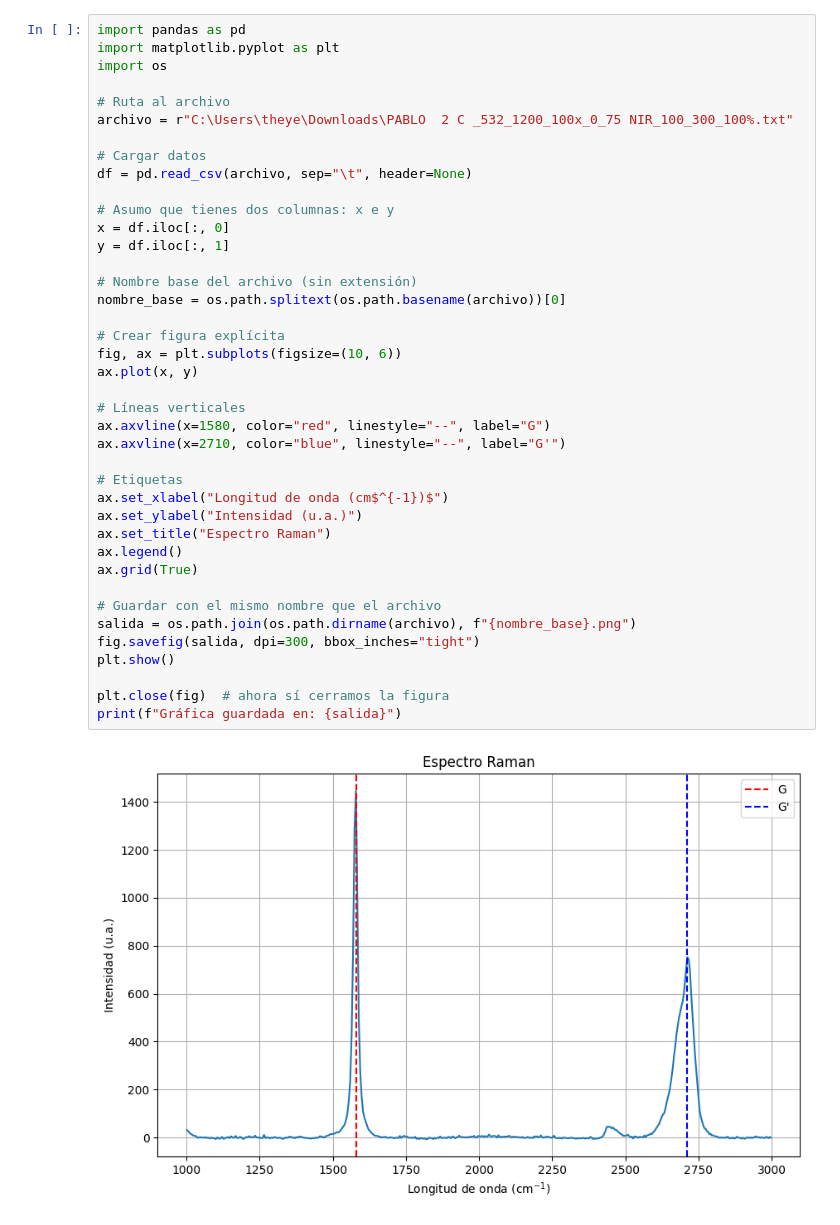
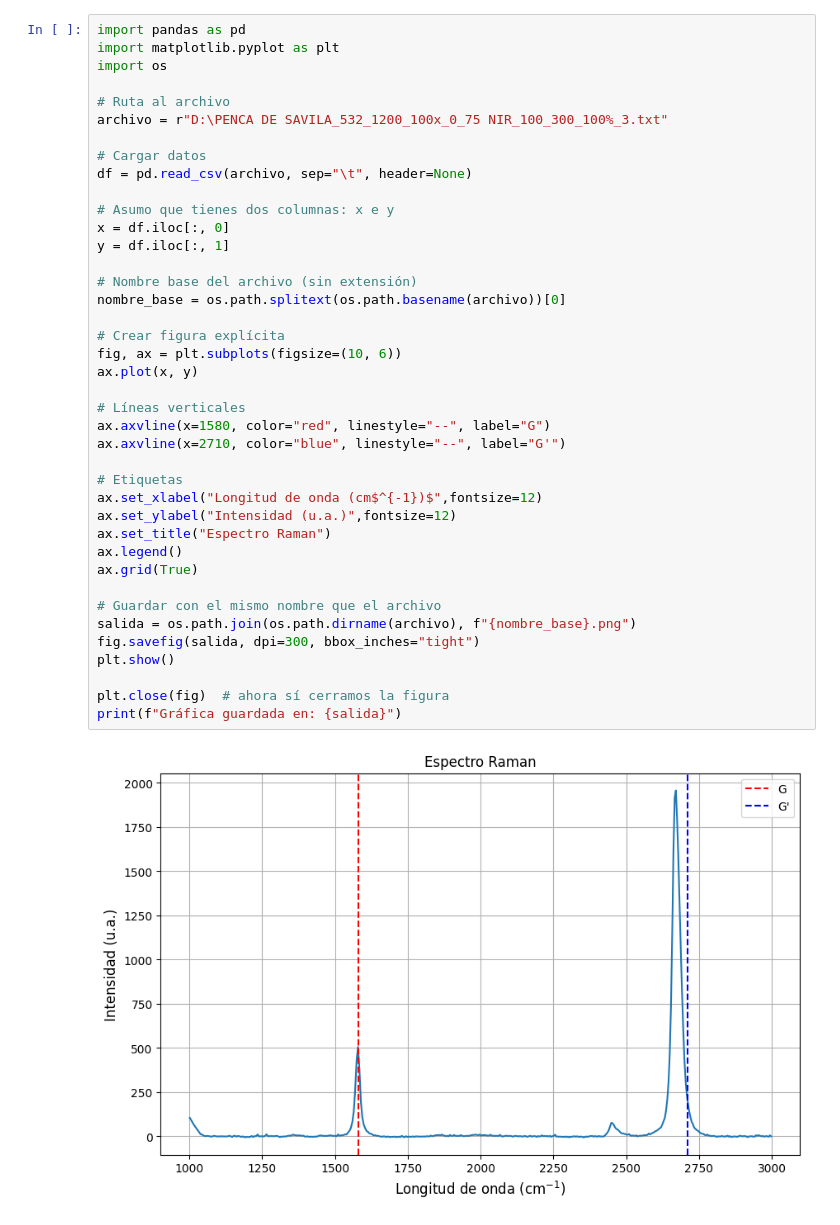
Before and after one commit to P-YepesM/QHE, a Jupyter notebook: Raman.ipynb, the cells around one changed output. Drawn from its saved outputs; the diff is of its cells as text.

```diff
--- a/Raman.ipynb
+++ b/Raman.ipynb
@@ -67,39 +67,39 @@ import matplotlib.pyplot as plt
 import os
 
 # Ruta al archivo
-archivo = r"C:\Users\theye\Downloads\PABLO  2 C _532_1200_100x_0_75 NIR_100_300_100%.txt"
+archivo = r"D:\PENCA DE SAVILA_532_1200_100x_0_75 NIR_100_300_100%_3.txt"
 
 # Cargar datos
 df = pd.read_csv(archivo, sep="\t", header=None)
 
 # Asumo que tienes dos columnas: x e y
 x = df.iloc[:, 0]
 y = df.iloc[:, 1]
 
 # Nombre base del archivo (sin extensión)
 nombre_base = os.path.splitext(os.path.basename(archivo))[0]
 
 # Crear figura explícita
 fig, ax = plt.subplots(figsize=(10, 6))
 ax.plot(x, y)
 
 # Líneas verticales
 ax.axvline(x=1580, color="red", linestyle="--", label="G")
 ax.axvline(x=2710, color="blue", linestyle="--", label="G'")
 
 # Etiquetas
-ax.set_xlabel("Longitud de onda (cm$^{-1})$")
-ax.set_ylabel("Intensidad (u.a.)")
+ax.set_xlabel("Longitud de onda (cm$^{-1})$",fontsize=12)
+ax.set_ylabel("Intensidad (u.a.)",fontsize=12)
 ax.set_title("Espectro Raman")
 ax.legend()
 ax.grid(True)
 
 # Guardar con el mismo nombre que el archivo
 salida = os.path.join(os.path.dirname(archivo), f"{nombre_base}.png")
 fig.savefig(salida, dpi=300, bbox_inches="tight")
 plt.show()
 
 plt.close(fig)  # ahora sí cerramos la figura
 print(f"Gráfica guardada en: {salida}")
 # %% [output]
-[figure, old version]
+[figure, new version]
```
Also changed, not shown: parts of 4 cells of this notebook, 4 other files.
